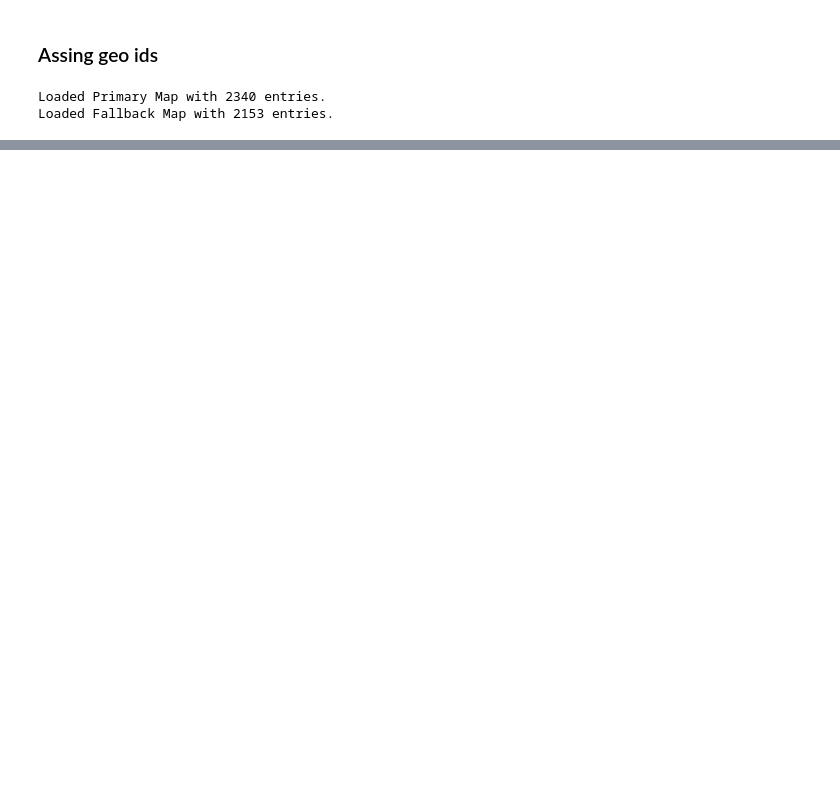
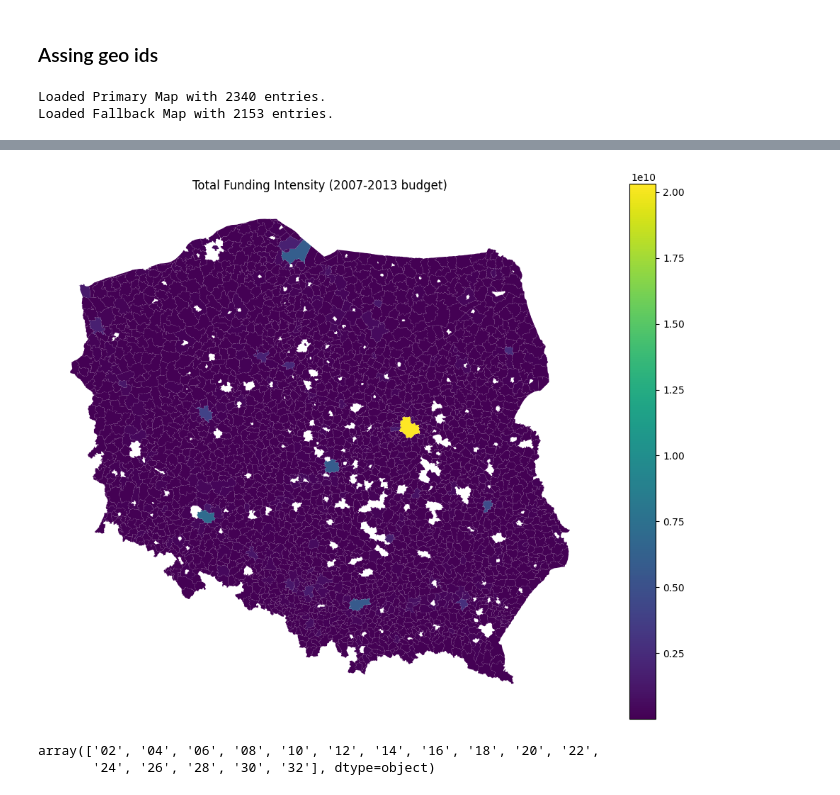
Before and after one commit to aleksandrajaremko/Policy-paper, a Jupyter notebook: code/processing/UE_funds_processing/teryt_matching.ipynb, the cells around one changed output, grey strips where cells are left out. Cells and saved outputs as stored; diff of their text form; code cells hidden in the pictures; blank space fills up the shorter version.

```diff
--- a/code/processing/UE_funds_processing/teryt_matching.ipynb
+++ b/code/processing/UE_funds_processing/teryt_matching.ipynb
@@ -199,0 +370,32 @@ NameError: name 'gminy' is not defined
+# %%
+import matplotlib.pyplot as plt
+
+# 1. Aggregate total funding per gmina (sum over all years)
+agg_total = final_panel.groupby('gmina_id')['EU_subsidy_PLN'].sum().reset_index()
+
+# 2. Merge with geometries
+agg_total['gmina_id'] = agg_total['gmina_id'].astype(str).str.zfill(7)
+gminy_geoms['JPT_KOD_JE'] = gminy_geoms['JPT_KOD_JE'].astype(str).str.zfill(7)
+merged = agg_total.merge(gminy_geoms, left_on='gmina_id', right_on='JPT_KOD_JE')
+gdf = gpd.GeoDataFrame(merged, geometry='geometry')
+
+# 3. Plot the total funding intensity map
+fig, ax = plt.subplots(1, 1, figsize=(10, 8))
+gdf.plot(
+    column='EU_subsidy_PLN',
+    ax=ax,
+    cmap='viridis',
+    legend=True,
+    missing_kwds={"color": "lightgrey"}
+)
+ax.set_title('Total Funding Intensity (2007-2013 budget)')
+ax.axis('off')
+plt.tight_layout()
+plt.show()
+# %% [output]
+[figure, added]
+# %%
+final_panel.voivodeship_id.unique()
+# %% [output]
+array(['02', '04', '06', '08', '10', '12', '14', '16', '18', '20', '22',
+       '24', '26', '28', '30', '32'], dtype=object)
```
Also changed, not shown: parts of 21 cells of this notebook, 3 other files.
